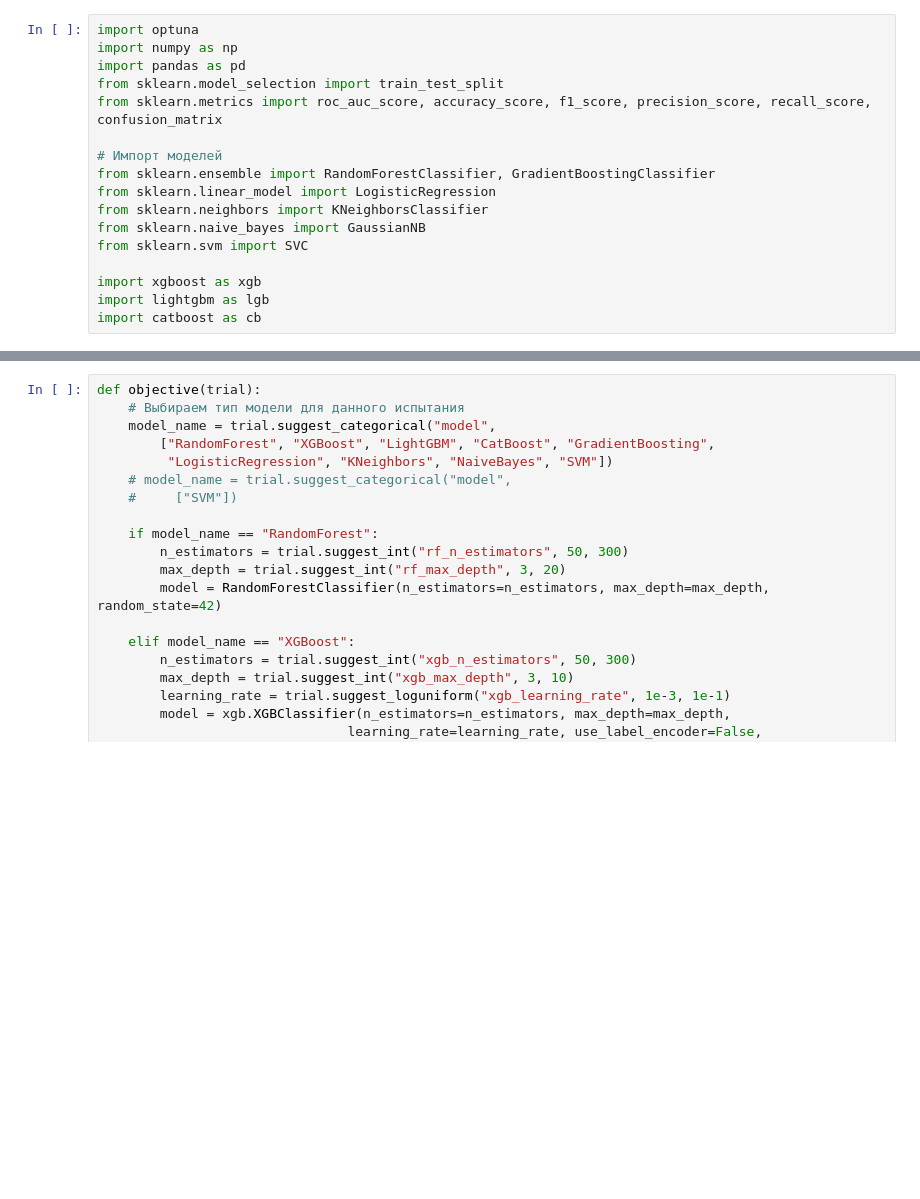
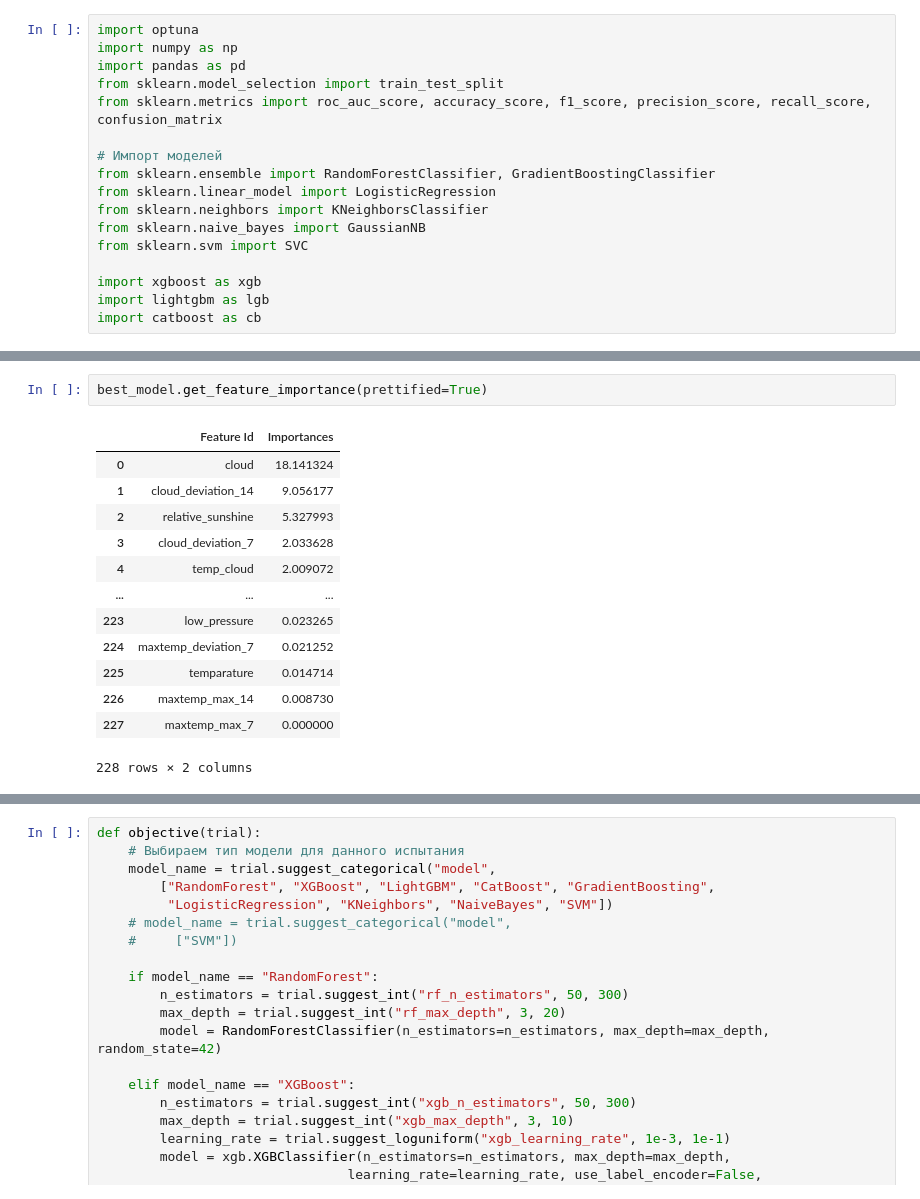
Before and after one commit to barbak11/rainfall_prediction, a Jupyter notebook: rainfall.ipynb, the cells around one changed output, grey strips where cells are left out. Drawn from its saved outputs; the diff is of its cells as text; blank space fills up the shorter version.

```diff
--- a/rainfall.ipynb
+++ b/rainfall.ipynb
@@ -708,0 +828,16 @@ import catboost as cb
+# %%
+best_model.get_feature_importance(prettified=True)
+# %% [output]
+|  | Feature Id | Importances |
+| 0 | cloud | 18.141324 |
+| 1 | cloud_deviation_14 | 9.056177 |
+| 2 | relative_sunshine | 5.327993 |
+| 3 | cloud_deviation_7 | 2.033628 |
+| 4 | temp_cloud | 2.009072 |
+| ... | ... | ... |
+| 223 | low_pressure | 0.023265 |
+| 224 | maxtemp_deviation_7 | 0.021252 |
+| 225 | temparature | 0.014714 |
+| 226 | maxtemp_max_14 | 0.008730 |
+| 227 | maxtemp_max_7 | 0.000000 |
+228 rows × 2 columns
```
Also changed, not shown: parts of 19 cells of this notebook.
